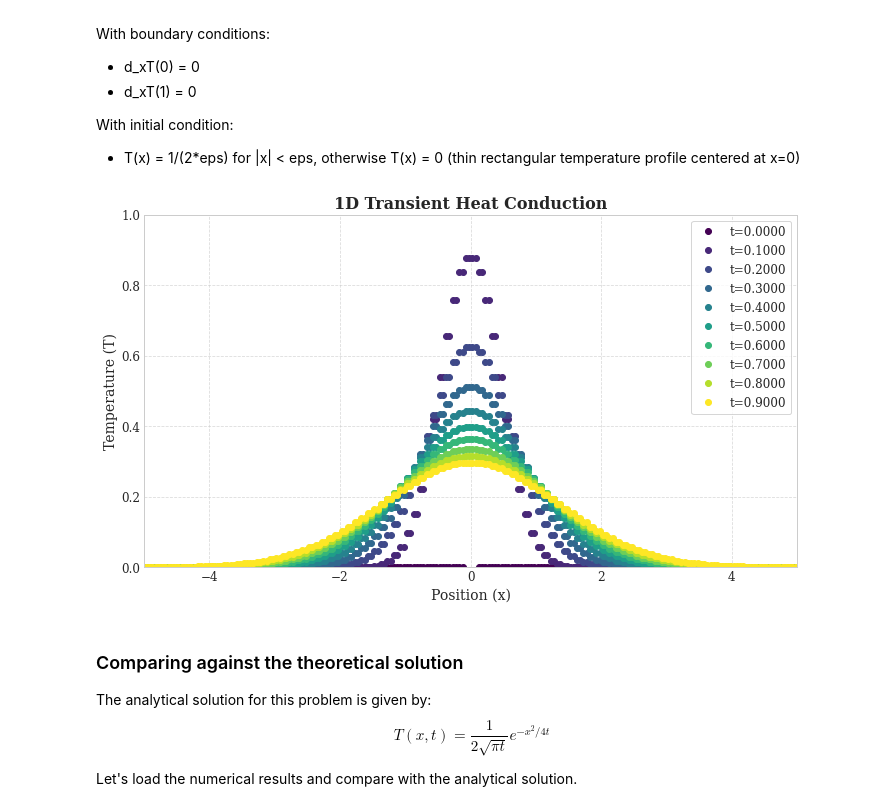
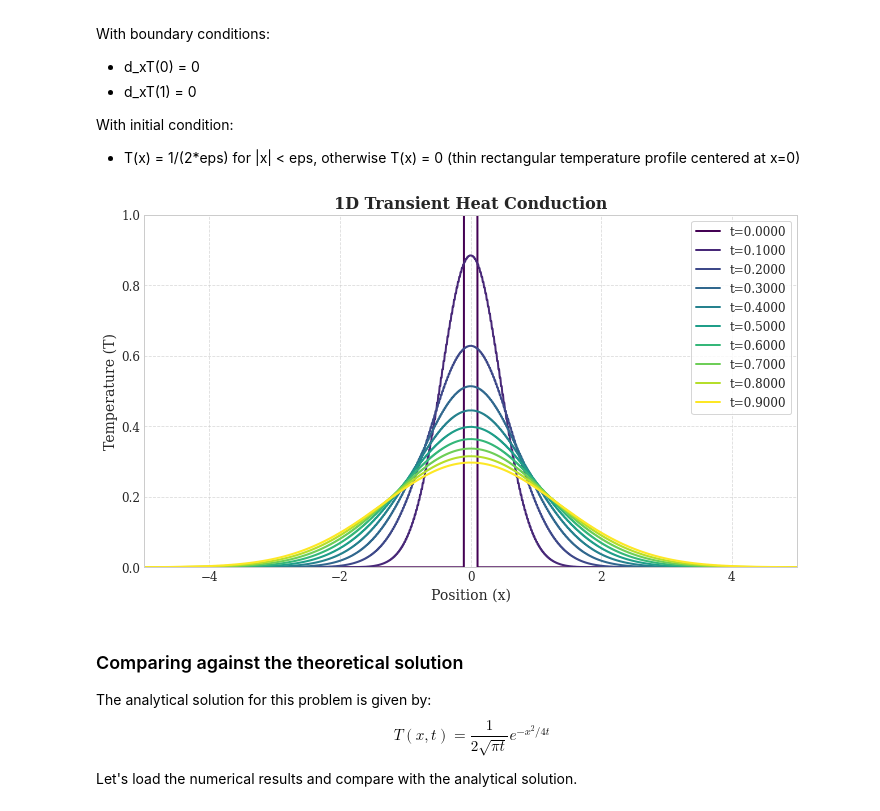
Before and after one commit to comphy-lab/Basilisk-101nano, a Jupyter notebook: postProcess/0-conduction.ipynb, the cells around one changed output. Cells and saved outputs as stored; diff of their text form; code cells hidden in the pictures.

```diff
--- a/postProcess/0-conduction.ipynb
+++ b/postProcess/0-conduction.ipynb
@@ -87,7 +87,7 @@ rcParams['font.size'] = 12
 rcParams['figure.figsize'] = (10, 6)
 
 # Load the simulation results
-data = pd.read_csv('../testCases/0-conduction-simple-basilisk/conduction-simple.csv', header=None, names=['x', 'T'])
+data = pd.read_csv('../testCases/1-conduction-simple-basilisk/conduction-simple.csv', header=None, names=['x', 'T'])
 
 # Create the figure
 fig, ax = plt.subplots()
@@ -158,35 +158,35 @@ rcParams['figure.figsize'] = (10, 6)
 L0 = 10.0
 X0 = -L0/2
 tsnap = 0.1
 tmax = 1.0
 timeSeries = np.arange(0, tmax, tsnap)
 COLOR = plt.cm.viridis(np.linspace(0, 1, len(timeSeries)))
 
 # Create the figure
 fig, ax = plt.subplots()
 for t, c in zip(timeSeries, COLOR):
     # Load the simulation results
     data = pd.read_csv(f'../testCases/1-conduction-transient/intermediate/snapshot-{t:0.4f}.csv', header=None, names=['x', 'T'])
     # Plot numerical solution
-    ax.plot(data['x'], data['T'], 'o', color=c, linewidth=2, label=f't={t:0.4f}')
+    ax.plot(data['x'], data['T'], '-', color=c, linewidth=2, label=f't={t:0.4f}')
 
 # Add labels and title
 ax.set_xlabel('Position (x)', fontsize=14)
 ax.set_ylabel('Temperature (T)', fontsize=14)
 ax.set_title('1D Transient Heat Conduction', fontsize=16, fontweight='bold')
 
 # Add grid and legend
 ax.grid(True, linestyle='--', alpha=0.7)
 ax.legend(frameon=True, fontsize=12)
 
 # Set axis limits
 ax.set_xlim(-L0/2, L0/2)
 ax.set_ylim(0.0, 1.0)
 
 plt.tight_layout()
 plt.show()
 # %% [output]
-[figure, old version]
+[figure, new version]
 # %% [markdown]
 ### Comparing against the theoretical solution
 
```
Also changed, not shown: parts of 2 cells of this notebook, 5 other files.
